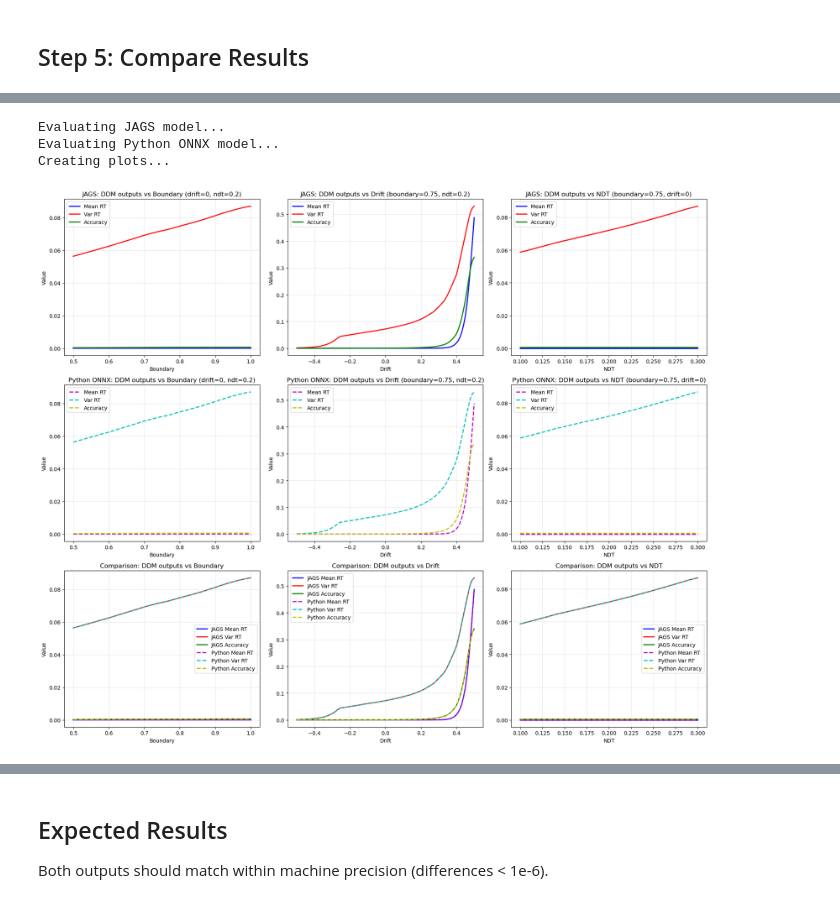
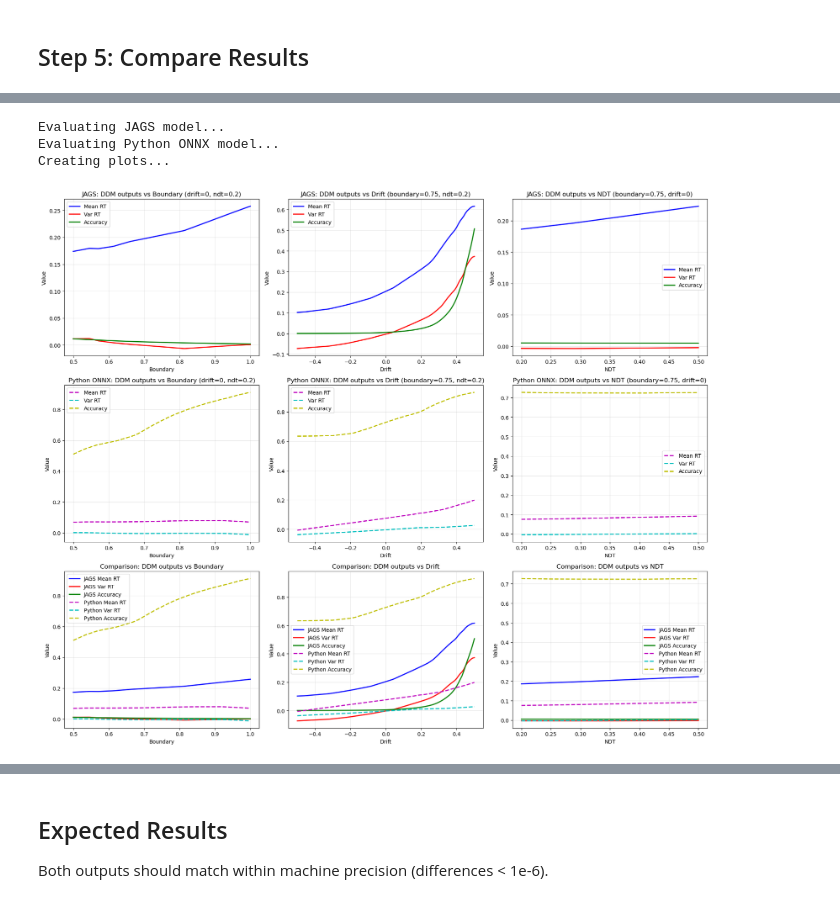
Before and after one commit to joachimvandekerckhove/jnnx, a Jupyter notebook: demos/workflow-ddm.ipynb, the cells around one changed output, grey strips where cells are left out. Saved outputs shown, nothing was run; the diff lists cells and outputs as text; code cells hidden in the pictures.

```diff
--- a/demos/workflow-ddm.ipynb
+++ b/demos/workflow-ddm.ipynb
@@ -10,3 +10,10 @@ Ensure you have the required dependencies installed:
 - ONNX Runtime 1.23.2+ (Linux x64)
 - py2jags 0.1.0+
 - Python 3.11+ with scikit-learn
+# %%
+# Naming from metadata
+from jnnx import JNNXPackage
+_pkg = JNNXPackage('/home/jovyan/project/models/ddm.jnnx')
+MODULE_NAME = _pkg.metadata['module_name']
+FUNCTION_NAME = _pkg.metadata['function_name']
+print('Using module/function:', MODULE_NAME, FUNCTION_NAME)
@@ -115,11 +121,11 @@ import onnxruntime as ort
 import numpy as np
 
 # JAGS evaluation
-model_string = '''
-model {
-    result <- ddm_emulator(0.5, 0.5, 0.5)
+model_string = f'''
+model {{
+    result <- {FUNCTION_NAME}(0.5, 0.5, 0.5)
     dummy ~ dnorm(0, 1)
-}
+}}
 '''
 
 jags_result = py2jags.run_jags(
@@ -127,7 +133,7 @@ jags_result = py2jags.run_jags(
     data_dict={'n': 1},
     nchains=1, nsamples=1, nadapt=0, nburnin=0,
     monitorparams=['result'],
-    modules=['ddm_emulator'],
+    modules=[MODULE_NAME],
     verbosity=0
 )
 
@@ -170,9 +176,14 @@ pkg = JNNXPackage('/home/jovyan/project/models/ddm.jnnx')
 session = ort.InferenceSession(pkg.get_onnx_path())
 
 # Define parameter ranges
+drift_values = np.linspace(-0.5, 0.5, 101)
 boundary_values = np.linspace(0.5, 1.0, 101)
-drift_values = np.linspace(-0.5, 0.5, 101)
-ndt_values = np.linspace(0.1, 0.3, 101)
+ndt_values = np.linspace(0.2, 0.5, 101)
+
+# Fixed parameter values for profiling
+drift_constant = 0.0
+boundary_constant = 0.75
+ndt_constant = 0.35
 
 # Initialize arrays for results
 jags_meanrt_boundary = np.zeros(101)
@@ -202,10 +213,12 @@ python_acc_ndt = np.zeros(101)
 print("Evaluating JAGS model...")
 
 # JAGS evaluation: boundary varies, drift=0, ndt=0.2
+# The order of inputs is drift, boundary, ndt
+# The order of outputs is: 'accuracy', 'mean_rt', 'var_rt'
 for i, boundary in enumerate(boundary_values):
     model_string = f'''
     model {{
-        result <- ddm_emulator({boundary}, 0.0, 0.2)
+        result <- {FUNCTION_NAME}({drift_constant}, {boundary}, {ndt_constant})
         dummy ~ dnorm(0, 1)
     }}
     '''
@@ -215,19 +228,19 @@ for i, boundary in enumerate(boundary_values):
         data_dict={'n': 1},
         nchains=1, nsamples=1, nadapt=0, nburnin=0,
         monitorparams=['result'],
-        modules=['ddm_emulator'],
+        modules=[MODULE_NAME],
         verbosity=0
     )
 
-    jags_meanrt_boundary[i] = result.get_samples('result_1')[0]
-    jags_varrt_boundary[i] = result.get_samples('result_2')[0]
-    jags_acc_boundary[i] = result.get_samples('result_3')[0]
+    jags_acc_boundary[i] = result.get_samples('result_1')[0]
+    jags_meanrt_boundary[i] = result.get_samples('result_2')[0]
+    jags_varrt_boundary[i] = result.get_samples('result_3')[0]
 
 # JAGS evaluation: drift varies, boundary=0.75, ndt=0.2
 for i, drift in enumerate(drift_values):
     model_string = f'''
     model {{
-        result <- ddm_emulator(0.75, {drift}, 0.2)
+        result <- {FUNCTION_NAME}({drift}, {boundary_constant}, {ndt_constant})
         dummy ~ dnorm(0, 1)
     }}
     '''
@@ -237,19 +250,19 @@ for i, drift in enumerate(drift_values):
         data_dict={'n': 1},
         nchains=1, nsamples=1, nadapt=0, nburnin=0,
         monitorparams=['result'],
-        modules=['ddm_emulator'],
+        modules=[MODULE_NAME],
         verbosity=0
     )
 
-    jags_meanrt_drift[i] = result.get_samples('result_1')[0]
-    jags_varrt_drift[i] = result.get_samples('result_2')[0]
-    jags_acc_drift[i] = result.get_samples('result_3')[0]
+    jags_acc_drift[i] = result.get_samples('result_1')[0]
+    jags_meanrt_drift[i] = result.get_samples('result_2')[0]
+    jags_varrt_drift[i] = result.get_samples('result_3')[0]
 
 # JAGS evaluation: ndt varies, boundary=0.75, drift=0
 for i, ndt in enumerate(ndt_values):
     model_string = f'''
     model {{
-        result <- ddm_emulator(0.75, 0.0, {ndt})
+        result <- {FUNCTION_NAME}({drift_constant}, {boundary_constant}, {ndt})
         dummy ~ dnorm(0, 1)
     }}
     '''
@@ -259,13 +272,13 @@ for i, ndt in enumerate(ndt_values):
         data_dict={'n': 1},
         nchains=1, nsamples=1, nadapt=0, nburnin=0,
         monitorparams=['result'],
-        modules=['ddm_emulator'],
+        modules=[MODULE_NAME],
         verbosity=0
     )
 
-    jags_meanrt_ndt[i] = result.get_samples('result_1')[0]
-    jags_varrt_ndt[i] = result.get_samples('result_2')[0]
-    jags_acc_ndt[i] = result.get_samples('result_3')[0]
+    jags_acc_ndt[i] = result.get_samples('result_1')[0]
+    jags_meanrt_ndt[i] = result.get_samples('result_2')[0]
+    jags_varrt_ndt[i] = result.get_samples('result_3')[0]
 
 print("Evaluating Python ONNX model...")
 
@@ -273,25 +286,25 @@ print("Evaluating Python ONNX model...")
 for i, boundary in enumerate(boundary_values):
     test_input = np.array([[boundary, 0.0, 0.2]], dtype=np.float32)
     result = session.run(['output'], {'input': test_input})
-    python_meanrt_boundary[i] = result[0][0][0]
-    python_varrt_boundary[i] = result[0][0][1]
-    python_acc_boundary[i] = result[0][0][2]
+    python_acc_boundary[i] = result[0][0][0]
+    python_meanrt_boundary[i] = result[0][0][1]
+    python_varrt_boundary[i] = result[0][0][2]
 
 # Python ONNX evaluation: drift varies, boundary=0.75, ndt=0.2
 for i, drift in enumerate(drift_values):
     test_input = np.array([[0.75, drift, 0.2]], dtype=np.float32)
     result = session.run(['output'], {'input': test_input})
-    python_meanrt_drift[i] = result[0][0][0]
-    python_varrt_drift[i] = result[0][0][1]
-    python_acc_drift[i] = result[0][0][2]
+    python_acc_drift[i] = result[0][0][0]
+    python_meanrt_drift[i] = result[0][0][1]
+    python_varrt_drift[i] = result[0][0][2]
 
 # Python ONNX evaluation: ndt varies, boundary=0.75, drift=0
 for i, ndt in enumerate(ndt_values):
     test_input = np.array([[0.75, 0.0, ndt]], dtype=np.float32)
     result = session.run(['output'], {'input': test_input})
-    python_meanrt_ndt[i] = result[0][0][0]
-    python_varrt_ndt[i] = result[0][0][1]
-    python_acc_ndt[i] = result[0][0][2]
+    python_acc_ndt[i] = result[0][0][0]
+    python_meanrt_ndt[i] = result[0][0][1]
+    python_varrt_ndt[i] = result[0][0][2]
 
 print("Creating plots...")
 
@@ -401,32 +414,32 @@ plt.show()
 # Calculate and display differences
 max_diff_boundary_meanrt = np.max(np.abs(jags_meanrt_boundary - python_meanrt_boundary))
 max_diff_boundary_varrt = np.max(np.abs(jags_varrt_boundary - python_varrt_boundary))
 max_diff_boundary_acc = np.max(np.abs(jags_acc_boundary - python_acc_boundary))
 
 max_diff_drift_meanrt = np.max(np.abs(jags_meanrt_drift - python_meanrt_drift))
 max_diff_drift_varrt = np.max(np.abs(jags_varrt_drift - python_varrt_drift))
 max_diff_drift_acc = np.max(np.abs(jags_acc_drift - python_acc_drift))
 
 max_diff_ndt_meanrt = np.max(np.abs(jags_meanrt_ndt - python_meanrt_ndt))
 max_diff_ndt_varrt = np.max(np.abs(jags_varrt_ndt - python_varrt_ndt))
 max_diff_ndt_acc = np.max(np.abs(jags_acc_ndt - python_acc_ndt))
 
 print(f"\nMaximum differences:")
 print(f"Boundary sweep - Mean RT: {max_diff_boundary_meanrt:.2e}, Var RT: {max_diff_boundary_varrt:.2e}, Acc: {max_diff_boundary_acc:.2e}")
 print(f"Drift sweep - Mean RT: {max_diff_drift_meanrt:.2e}, Var RT: {max_diff_drift_varrt:.2e}, Acc: {max_diff_drift_acc:.2e}")
 print(f"NDT sweep - Mean RT: {max_diff_ndt_meanrt:.2e}, Var RT: {max_diff_ndt_varrt:.2e}, Acc: {max_diff_ndt_acc:.2e}")
 
 all_diffs = [max_diff_boundary_meanrt, max_diff_boundary_varrt, max_diff_boundary_acc,
              max_diff_drift_meanrt, max_diff_drift_varrt, max_diff_drift_acc,
              max_diff_ndt_meanrt, max_diff_ndt_varrt, max_diff_ndt_acc]
 
 if max(all_diffs) < 1e-6:
     print("SUCCESS: All results match within machine precision")
 else:
     print("WARNING: Some differences exceed machine precision")
 # %% [output]
 Evaluating JAGS model...
 Evaluating Python ONNX model...
 Creating plots...
-[figure, old version]
+[figure, new version]
 Maximum differences:
```
Also changed, not shown: parts of 6 cells of this notebook, 1 other file.
